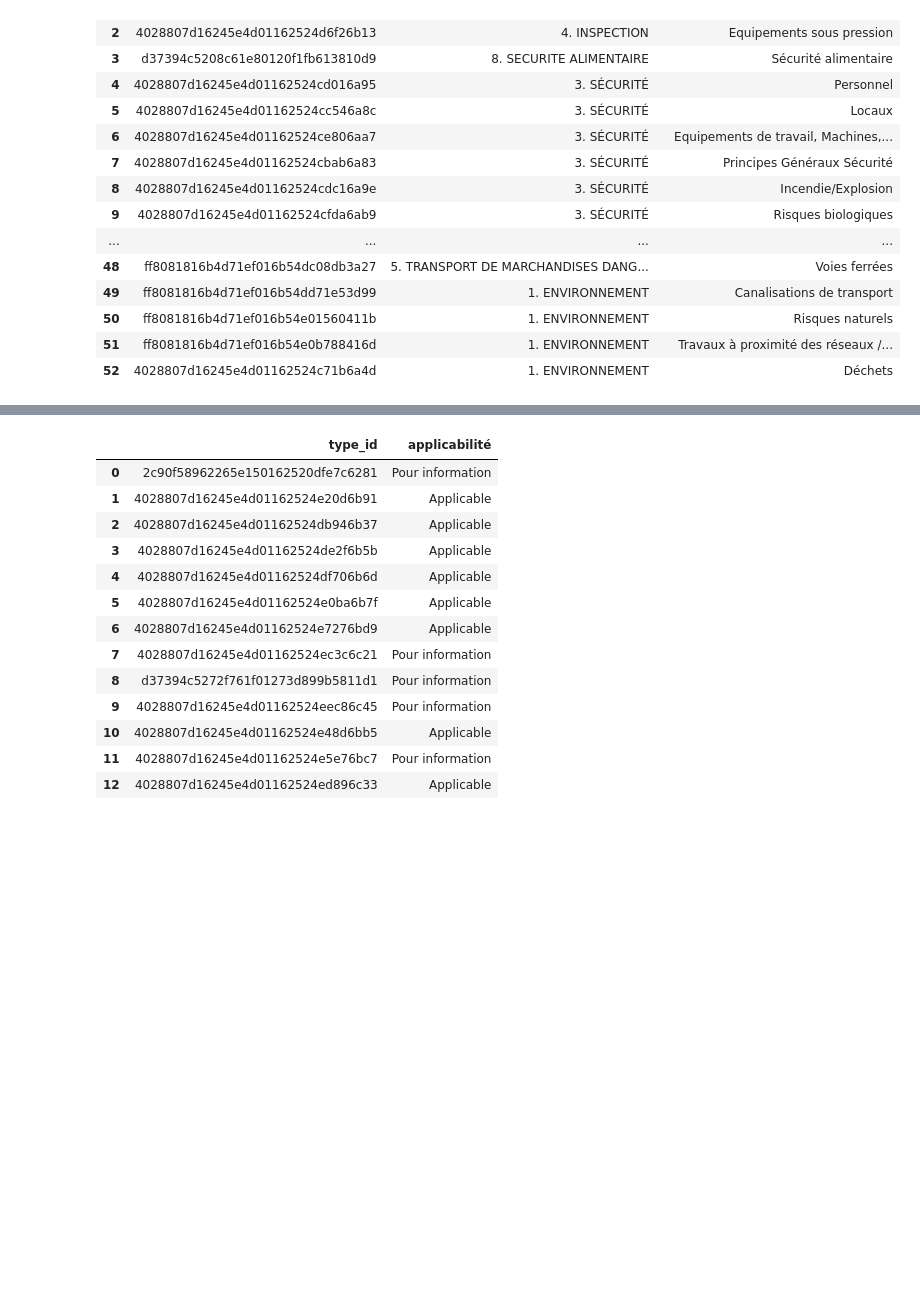
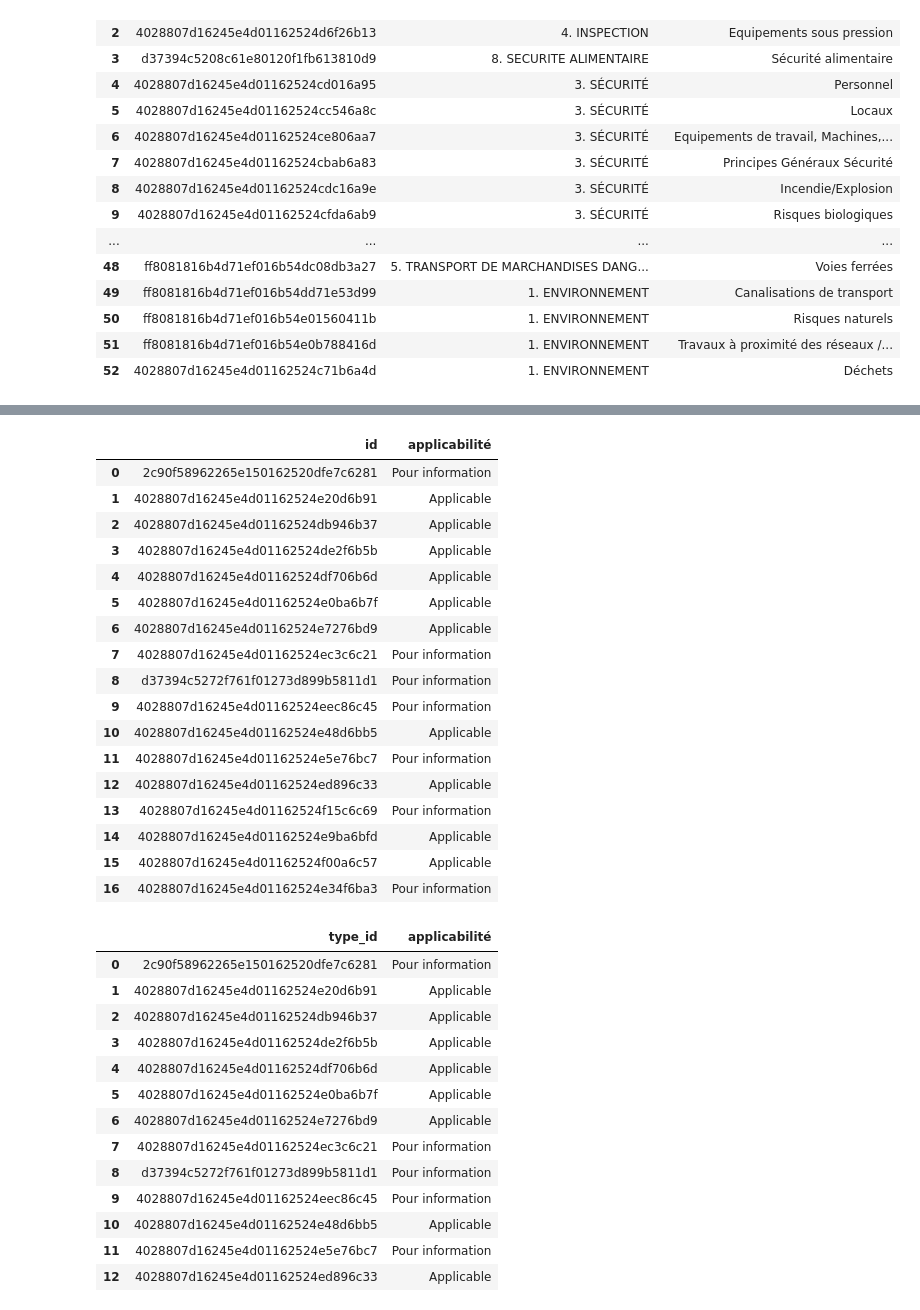
Before and after one commit to remi-vidal/StatApp, a Jupyter notebook: notebooks/decouverte_base.ipynb, the cells around one changed output, grey strips where cells are left out. Cells and saved outputs as stored; diff of their text form; code cells hidden in the pictures; blank space fills up the shorter version.

```diff
--- a/notebooks/decouverte_base.ipynb
+++ b/notebooks/decouverte_base.ipynb
@@ -73,6 +78,27 @@ df
 | 3513 | d37394d91abed513011adf26ba362604 | TXA7032 | Communication de la Commission da... | d37394c522a42328012338c9b9af2c3a | 4028807d16245e4d01162524e5e76bc7 | 3. SÉCURITÉ | Equipements de protection individ... |
 | 3514 | ff8081816f956353016f99bf535e245d | TXA12324 | Directive du Conseil du 30 novemb... | d37394c522a42328012338c9b9af2c3a | 4028807d16245e4d01162524e5e76bc7 | 3. SÉCURITÉ | Equipements de protection individ... |
 3515 rows × 7 columns
+# %%
+df_types
+# %% [output]
+|  | id | applicabilité |
+| 0 | 2c90f58962265e150162520dfe7c6281 | Pour information |
+| 1 | 4028807d16245e4d01162524e20d6b91 | Applicable |
+| 2 | 4028807d16245e4d01162524db946b37 | Applicable |
+| 3 | 4028807d16245e4d01162524de2f6b5b | Applicable |
+| 4 | 4028807d16245e4d01162524df706b6d | Applicable |
+| 5 | 4028807d16245e4d01162524e0ba6b7f | Applicable |
+| 6 | 4028807d16245e4d01162524e7276bd9 | Applicable |
+| 7 | 4028807d16245e4d01162524ec3c6c21 | Pour information |
+| 8 | d37394c5272f761f01273d899b5811d1 | Pour information |
+| 9 | 4028807d16245e4d01162524eec86c45 | Pour information |
+| 10 | 4028807d16245e4d01162524e48d6bb5 | Applicable |
+| 11 | 4028807d16245e4d01162524e5e76bc7 | Pour information |
+| 12 | 4028807d16245e4d01162524ed896c33 | Applicable |
+| 13 | 4028807d16245e4d01162524f15c6c69 | Pour information |
+| 14 | 4028807d16245e4d01162524e9ba6bfd | Applicable |
+| 15 | 4028807d16245e4d01162524f00a6c57 | Applicable |
+| 16 | 4028807d16245e4d01162524e34f6ba3 | Pour information |
 # %%
 df_types.columns = df_types.columns.str.replace('id','type_id')
 df_types  #id du type de document, applicabilité ou non
```
Also changed, not shown: parts of 16 cells of this notebook, 4 other files.
